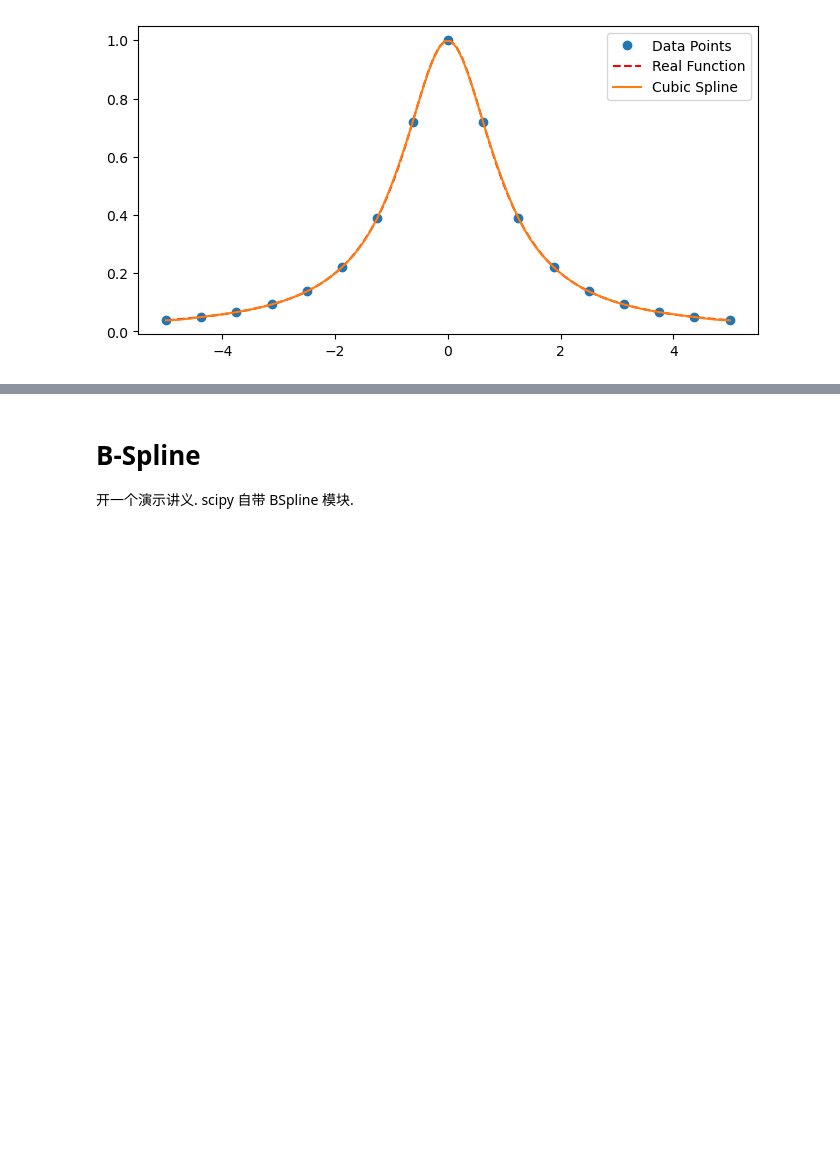
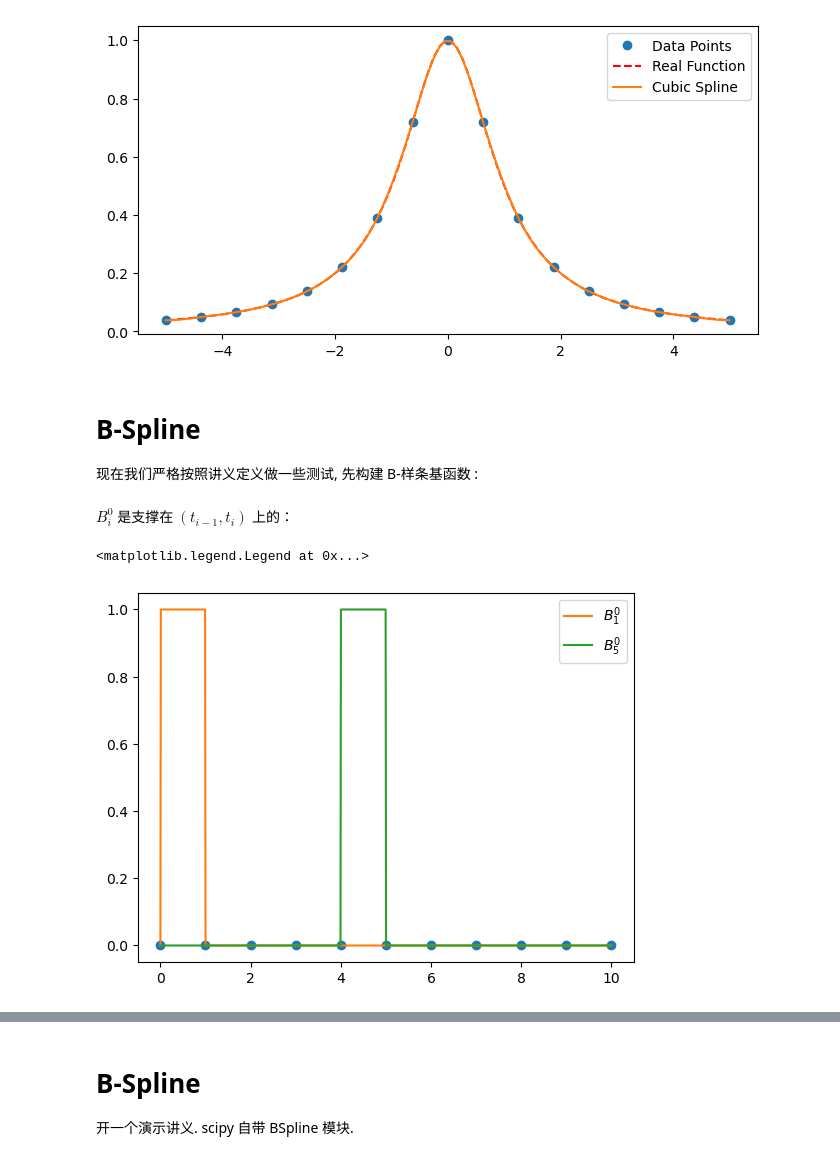
Before and after one commit to wangheyu/NA, a Jupyter notebook: Spline.ipynb, the cells around one changed output, grey strips where cells are left out. Drawn from its saved outputs; the diff is of its cells as text; code cells hidden in the pictures; blank space fills up the shorter version.

```diff
--- a/Spline.ipynb
+++ b/Spline.ipynb
@@ -87,3 +87,29 @@ plt.show()
 # 指定起点和终点的导数
 # %% [output]
 [figure]
+# %% [markdown]
+# B-Spline
+
+现在我们严格按照讲义定义做一些测试, 先构建 B-样条基函数 :
+# %%
+def Bspline(n, i, x):
+    if (n == 0):
+        return (x > i - 1) * (x <= i) * 1.0
+    else:
+        return (x - i + 1) / n * Bspline(n - 1, i, x) + (i + n - x) / n * Bspline(n - 1, i + 1, x)
+# %%
+x = np.linspace(0, 10, 1000)
+Z = np.linspace(0, 10, 11)
+# %% [markdown]
+$B_i^0$ 是支撑在 $(t_{i - 1}, t_i)$ 上的：
+# %%
+n = 0
+plt.plot(Z, np.zeros(len(Z)), 'o')
+i = 1
+plt.plot(x, Bspline(n, 1, x), label=f'$B_{i}^{n}$')
+i = 5
+plt.plot(x, Bspline(n, 5, x), label=f'$B_{i}^{n}$')
+plt.legend()
+# %% [output]
+<matplotlib.legend.Legend at 0x...>
+[figure, added]
```
Also changed, not shown: parts of 22 cells of this notebook, 1 other file.
